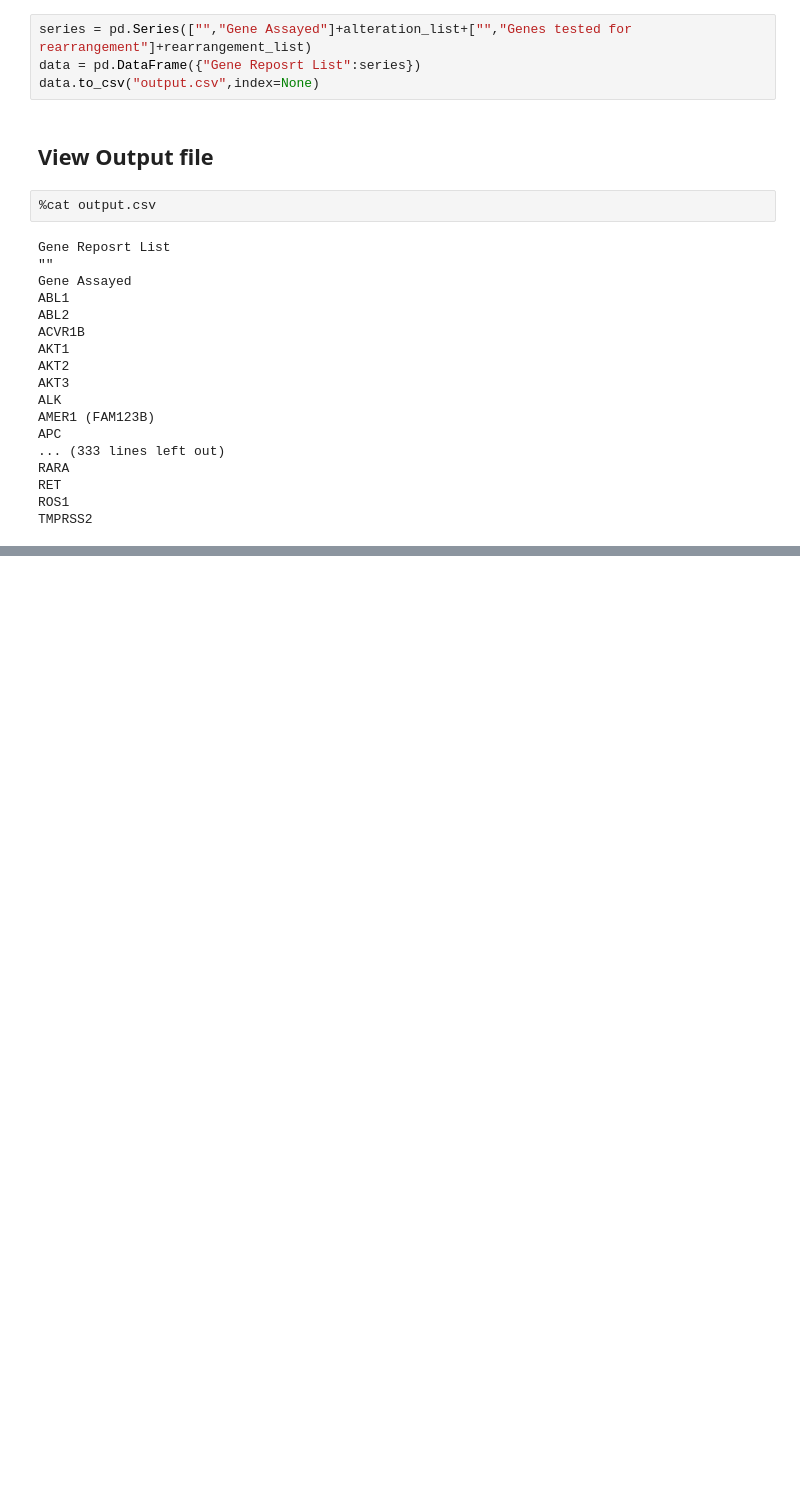
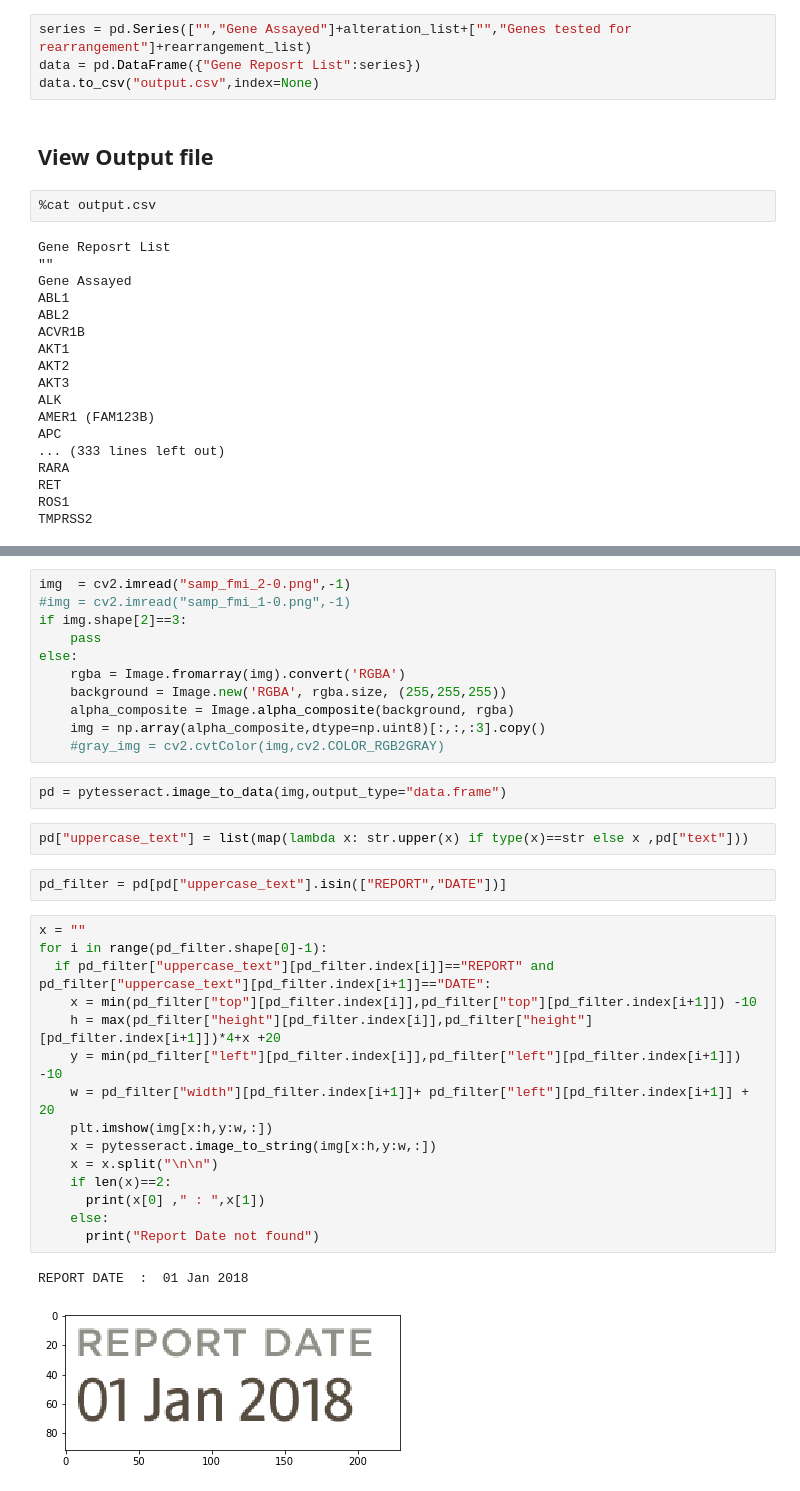
Before and after one commit to IamShivamJaiswal/OCR_metadata_extraction, a Jupyter notebook: OCR_metadata_extraction.ipynb, the cells around one changed output, grey strips where cells are left out. Saved outputs shown, nothing was run; the diff lists cells and outputs as text; blank space fills up the shorter version.

```diff
--- a/OCR_metadata_extraction.ipynb
+++ b/OCR_metadata_extraction.ipynb
@@ -251,0 +258,35 @@ TMPRSS2
+# %%
+img  = cv2.imread("samp_fmi_2-0.png",-1)
+#img = cv2.imread("samp_fmi_1-0.png",-1)
+if img.shape[2]==3:
+    pass
+else:
+    rgba = Image.fromarray(img).convert('RGBA')
+    background = Image.new('RGBA', rgba.size, (255,255,255))
+    alpha_composite = Image.alpha_composite(background, rgba)
+    img = np.array(alpha_composite,dtype=np.uint8)[:,:,:3].copy()
+    #gray_img = cv2.cvtColor(img,cv2.COLOR_RGB2GRAY)
+# %%
+pd = pytesseract.image_to_data(img,output_type="data.frame")
+# %%
+pd["uppercase_text"] = list(map(lambda x: str.upper(x) if type(x)==str else x ,pd["text"]))
+# %%
+pd_filter = pd[pd["uppercase_text"].isin(["REPORT","DATE"])]
+# %%
+x = ""
+for i in range(pd_filter.shape[0]-1):
+  if pd_filter["uppercase_text"][pd_filter.index[i]]=="REPORT" and  pd_filter["uppercase_text"][pd_filter.index[i+1]]=="DATE":
+    x = min(pd_filter["top"][pd_filter.index[i]],pd_filter["top"][pd_filter.index[i+1]]) -10
+    h = max(pd_filter["height"][pd_filter.index[i]],pd_filter["height"][pd_filter.index[i+1]])*4+x +20
+    y = min(pd_filter["left"][pd_filter.index[i]],pd_filter["left"][pd_filter.index[i+1]]) -10
+    w = pd_filter["width"][pd_filter.index[i+1]]+ pd_filter["left"][pd_filter.index[i+1]] + 20
+    plt.imshow(img[x:h,y:w,:])
+    x = pytesseract.image_to_string(img[x:h,y:w,:])
+    x = x.split("\n\n")
+    if len(x)==2:
+      print(x[0] ," : ",x[1])
+    else:
+      print("Report Date not found")
+# %% [output]
+REPORT DATE  :  01 Jan 2018
+[figure, added]
```
Also changed, not shown: parts of 5 cells of this notebook.
